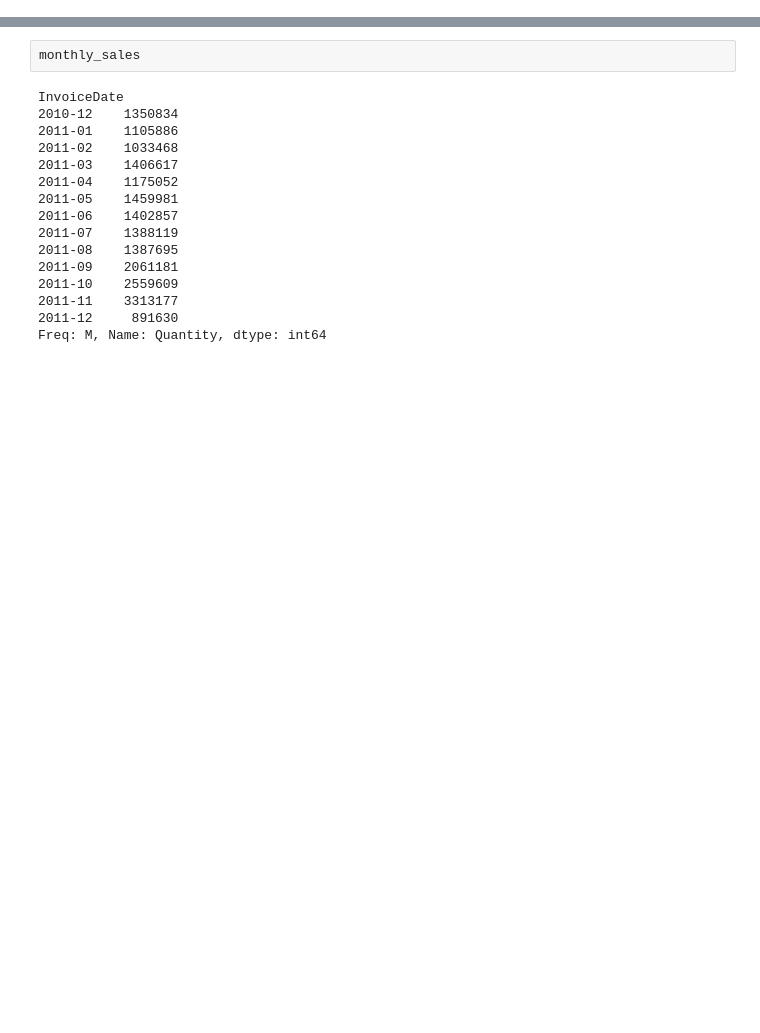
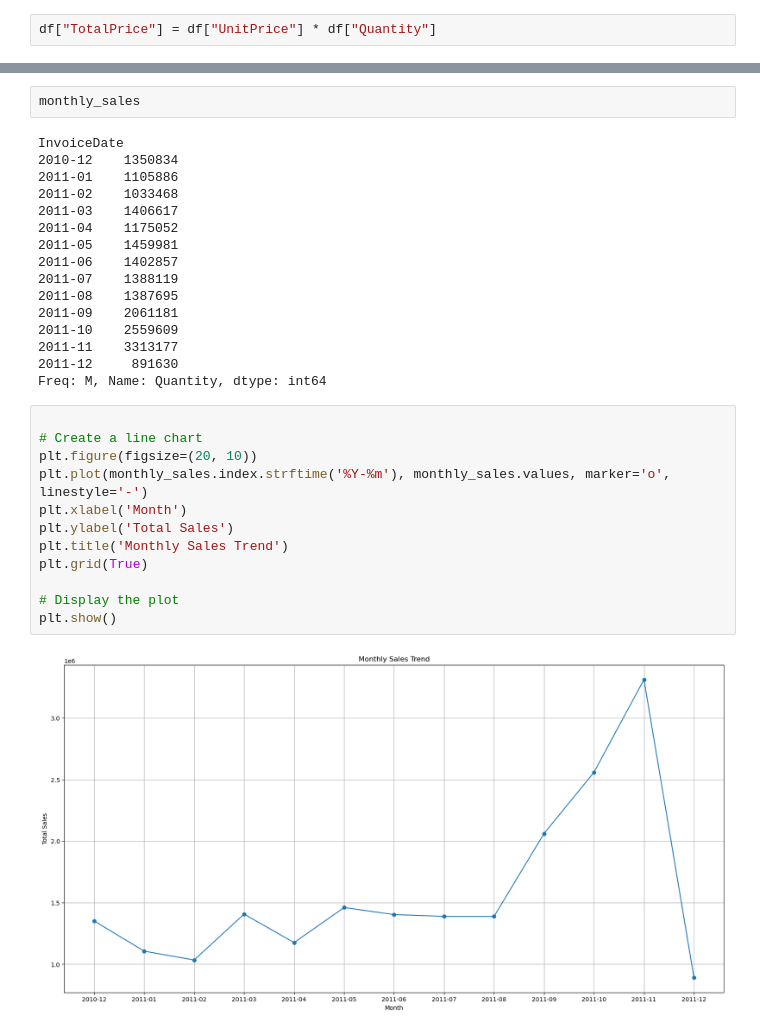
Before and after one commit to oyedeleazeezolawale/Eshop_pro_cohort_anaylsis, a Jupyter notebook: notebooks/cohort _analysis.ipynb, the cells around one changed output, grey strips where cells are left out. Drawn from its saved outputs; the diff is of its cells as text; blank space fills up the shorter version.

```diff
--- a/notebooks/cohort _analysis.ipynb
+++ b/notebooks/cohort _analysis.ipynb
@@ -138,0 +104,2 @@ df.info
+# %%
+df["TotalPrice"] = df["UnitPrice"] * df["Quantity"]
@@ -239,3 +215,17 @@ InvoiceDate
 2011-11    3313177
 2011-12     891630
 Freq: M, Name: Quantity, dtype: int64
+# %%
+
+# Create a line chart
+plt.figure(figsize=(20, 10))
+plt.plot(monthly_sales.index.strftime('%Y-%m'), monthly_sales.values, marker='o', linestyle='-')
+plt.xlabel('Month')
+plt.ylabel('Total Sales')
+plt.title('Monthly Sales Trend')
+plt.grid(True)
+
+# Display the plot
+plt.show()
+# %% [output]
+[figure, added]
```
Also changed, not shown: parts of 9 cells of this notebook.
